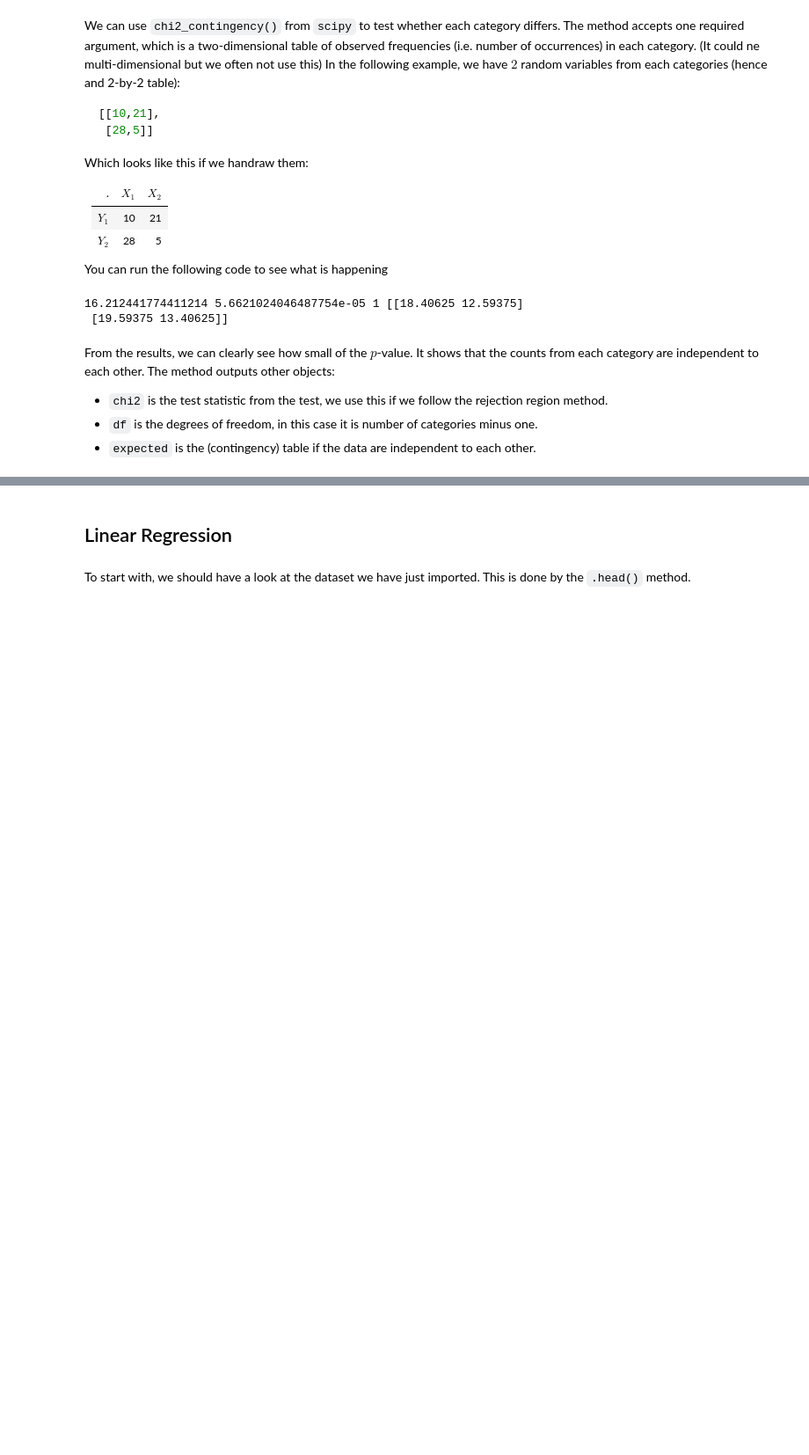
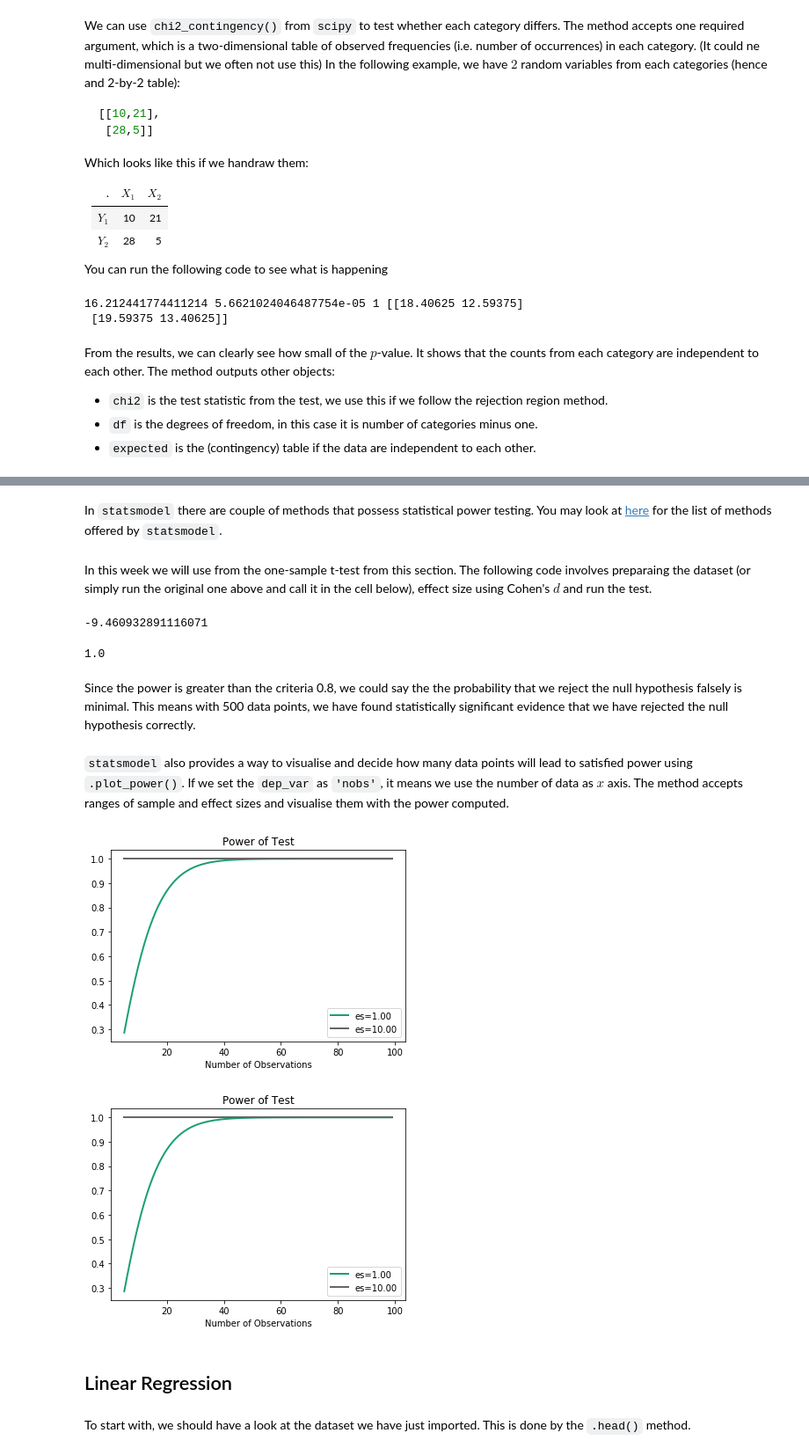
Before and after one commit to lt-shy-john/python-data-analytics-course, a Jupyter notebook: Week 08 - Statistics with Python.ipynb, the cells around one changed output, grey strips where cells are left out. Shown at 88% size. Cells and saved outputs as stored; diff of their text form; code cells hidden in the pictures; blank space fills up the shorter version.

Commit message:
Added statistical power testing

```diff
--- a/Week 08 - Statistics with Python.ipynb
+++ b/Week 08 - Statistics with Python.ipynb
@@ -766,3 +777,33 @@ From the results, we can clearly see how small of the $p$-value. It shows that t
+# %% [markdown]
+In `statsmodel` there are couple of methods that possess statistical power testing. You may look at [here](https://www.statsmodels.org/stable/stats.html#power-and-sample-size-calculations) for the list of methods offered by `statsmodel`.
+# %% [markdown]
+In this week we will use from the one-sample t-test from this section. The following code involves preparaing the dataset (or simply run the original one above and call it in the cell below), effect size using Cohen's $d$ and run the test.
+# %%
+# Try me
+import statsmodels as sm
+
+data_01 = stats.norm.rvs(loc=5,scale=10,size=500)
+d = (data_01.mean() - 99)/data_01.std()
+print(d)
+
+obj = sm.stats.power.TTestIndPower()
+obj.power(effect_size=d, nobs1=500, alpha=0.05, alternative='smaller')
+# %% [output]
+-9.460932891116071
+1.0
+# %% [markdown]
+Since the power is greater than the criteria 0.8, we could say the the probability that we reject the null hypothesis falsely is minimal. This means with 500 data points, we have found statistically significant evidence that we have rejected the null hypothesis correctly.
+# %% [markdown]
+`statsmodel` also provides a way to visualise and decide how many data points will lead to satisfied power using `.plot_power()`. If we set the `dep_var` as `'nobs'`, it means we use the number of data as $x$ axis. The method accepts ranges of sample and effect sizes and visualise them with the power computed.
+# %%
+# Try me
+effect_sizes = np.array([1, 10])  # Testing different effect sizes
+sample_sizes = np.array(range(5, 100)) # Testing different sample sizes
+
+obj.plot_power(dep_var='nobs', nobs=sample_sizes, effect_size=effect_sizes)
+# %% [output]
+[figure, added]
+[figure, added]
 # %% [markdown]
 ## Linear Regression
 # %%
```
Also changed, not shown: parts of 2 cells of this notebook.
